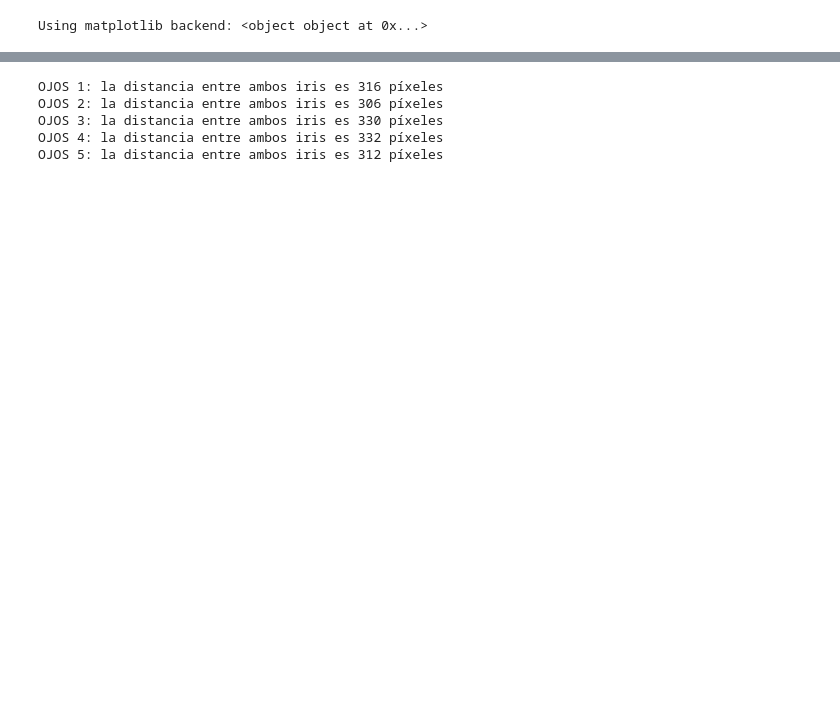
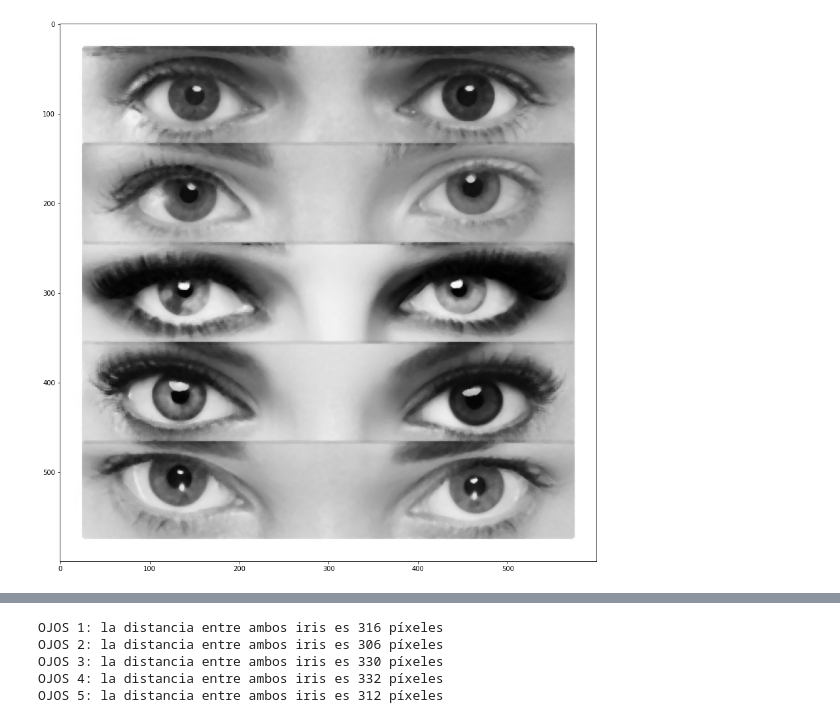
Before and after one commit to ezeguins/vpc1, a Jupyter notebook: TP3.ipynb, the cells around one changed output, grey strips where cells are left out. Drawn from its saved outputs; the diff is of its cells as text; code cells hidden in the pictures; blank space fills up the shorter version.

```diff
--- a/TP3.ipynb
+++ b/TP3.ipynb
@@ -12,20 +12,23 @@ import cv2 as cv
 import matplotlib.pyplot as plt
 root = r'C:\Users\Aulamultimedia\MEGA\Especializacion en Inteligencia Artificial UBA\Materias\Bimestre 2\Vision por Computadora 1\vision_computadora_I\Material_TPs\TP3'
 # %%
-%matplotlib
+%matplotlib inline
 # Leemos la imagen
 
 img = cv.imread(os.path.join(root,'eyes.jpg'))
 gray = cv.cvtColor(img, cv.COLOR_BGR2GRAY)
 gray_unblured = gray.copy()
 # Suavizamos la imagen
 
 gray = cv.medianBlur(gray,5)
 gray_blured = cv.medianBlur(gray,9)
 
-cv.imshow('ojos',gray)
-cv.waitKey(0)
-cv.destroyAllWindows()
+#cv.imshow('ojos',gray)
+# cv.waitKey(0)
+# cv.destroyAllWindows()
+plt.figure(figsize= (15,15))
+plt.imshow(gray, cmap='gray')
+plt.show()
 # %% [output]
-Using matplotlib backend: <object object at 0x...>
+[figure, added]
 # %%
```
Also changed, not shown: parts of 2 cells of this notebook.
